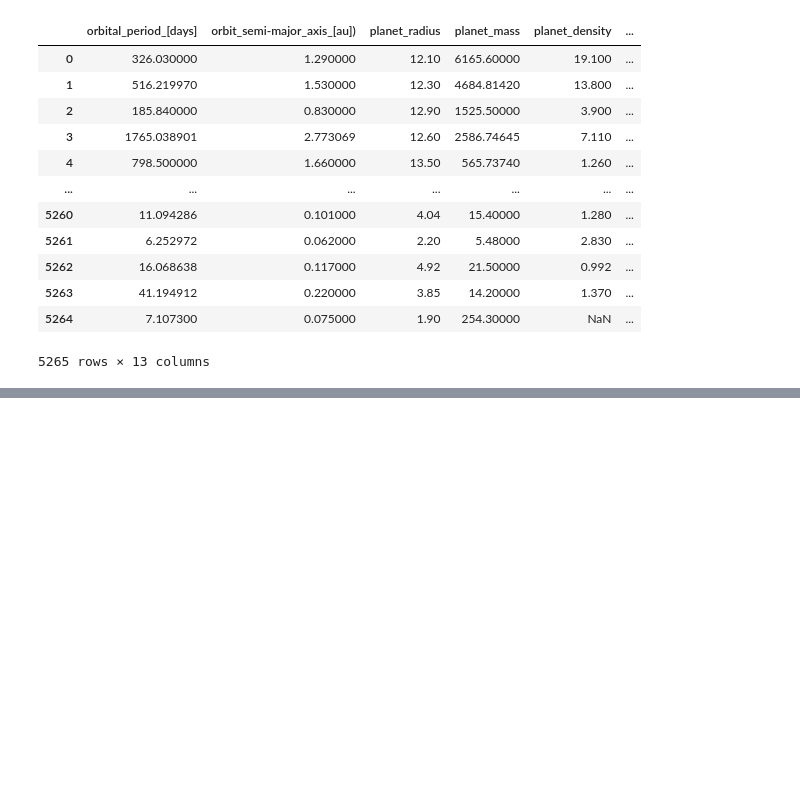
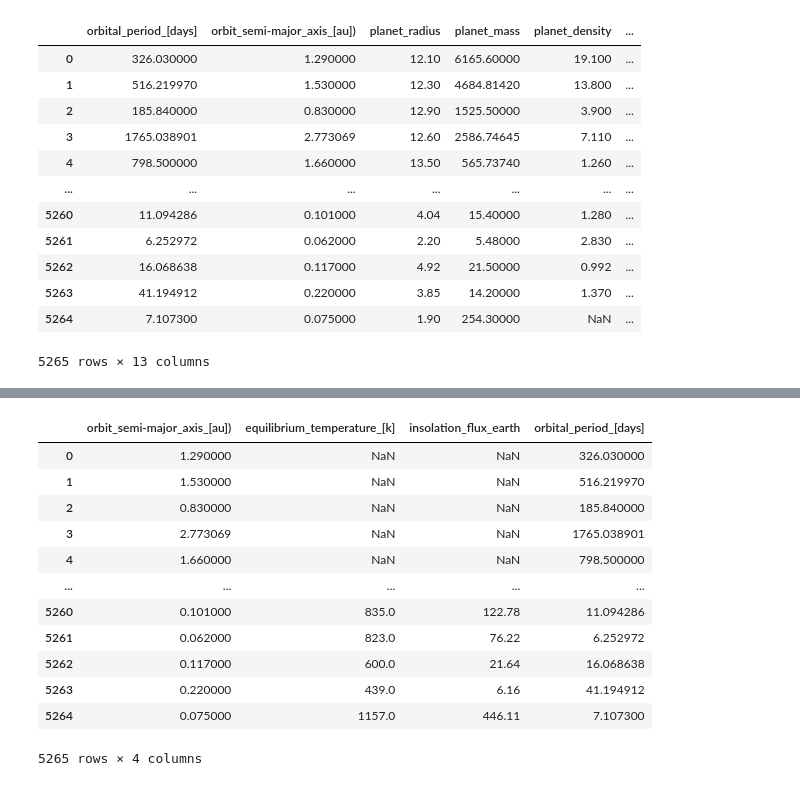
Before and after one commit to aminmadrileno/Exoplanet-project, a Jupyter notebook: extraction.ipynb, the cells around one changed output, grey strips where cells are left out. Drawn from its saved outputs; the diff is of its cells as text; code cells hidden in the pictures; blank space fills up the shorter version.

```diff
--- a/extraction.ipynb
+++ b/extraction.ipynb
@@ -932,0 +983,2 @@ ratio
+# %%
+ratio_test['ratio_of_semi-major_axis_to_stellar_radius'][indices] = valores
@@ -932,0 +1006,2 @@ ratio
+# %%
+todo_con_nulos['ratio_of_semi-major_axis_to_stellar_radius'] = ratio_test['ratio_of_semi-major_axis_to_stellar_radius']
@@ -932,0 +1028,4 @@ ratio
+# %%
+todo_con_nulos = todo_con_nulos.drop(columns=['nulltest'])
+# %%
+todo_con_nulos = todo_con_nulos.drop(columns=['eccentricity'])
@@ -932,0 +1043,17 @@ ratio
+# %%
+orbit_period = todo_con_nulos[['orbit_semi-major_axis_[au])', 'equilibrium_temperature_[k]', 'insolation_flux_earth', 'orbital_period_[days]']]
+orbit_period
+# %% [output]
+|  | orbit_semi-major_axis_[au]) | equilibrium_temperature_[k] | insolation_flux_earth | orbital_period_[days] |
+| 0 | 1.290000 | NaN | NaN | 326.030000 |
+| 1 | 1.530000 | NaN | NaN | 516.219970 |
+| 2 | 0.830000 | NaN | NaN | 185.840000 |
+| 3 | 2.773069 | NaN | NaN | 1765.038901 |
+| 4 | 1.660000 | NaN | NaN | 798.500000 |
+| ... | ... | ... | ... | ... |
+| 5260 | 0.101000 | 835.0 | 122.78 | 11.094286 |
+| 5261 | 0.062000 | 823.0 | 76.22 | 6.252972 |
+| 5262 | 0.117000 | 600.0 | 21.64 | 16.068638 |
+| 5263 | 0.220000 | 439.0 | 6.16 | 41.194912 |
+| 5264 | 0.075000 | 1157.0 | 446.11 | 7.107300 |
+5265 rows × 4 columns
```
Also changed, not shown: parts of 19 cells of this notebook, 1 other file.
